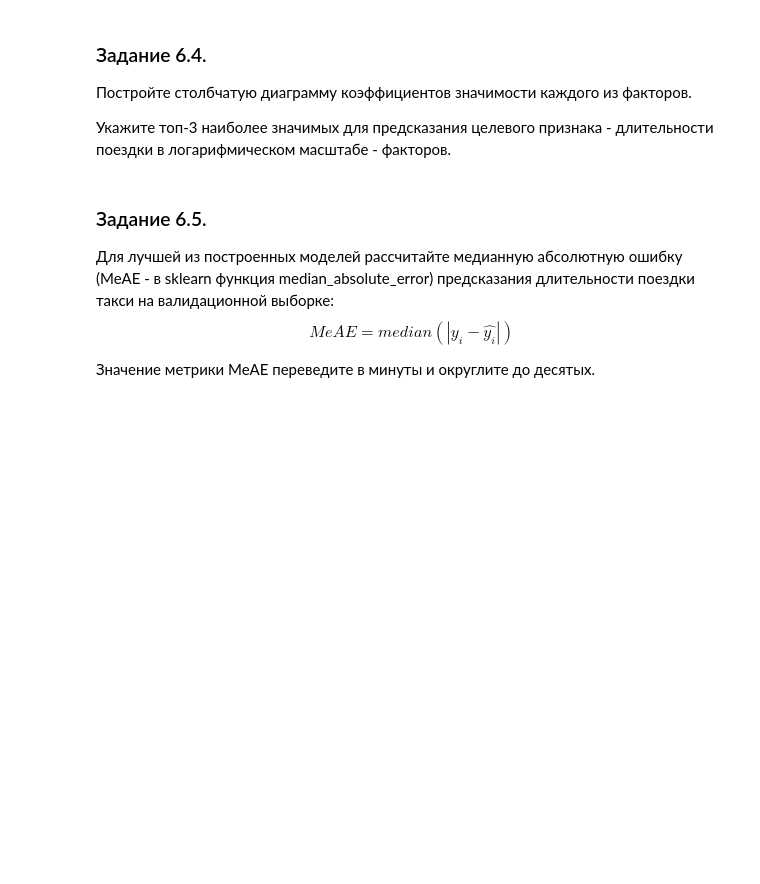
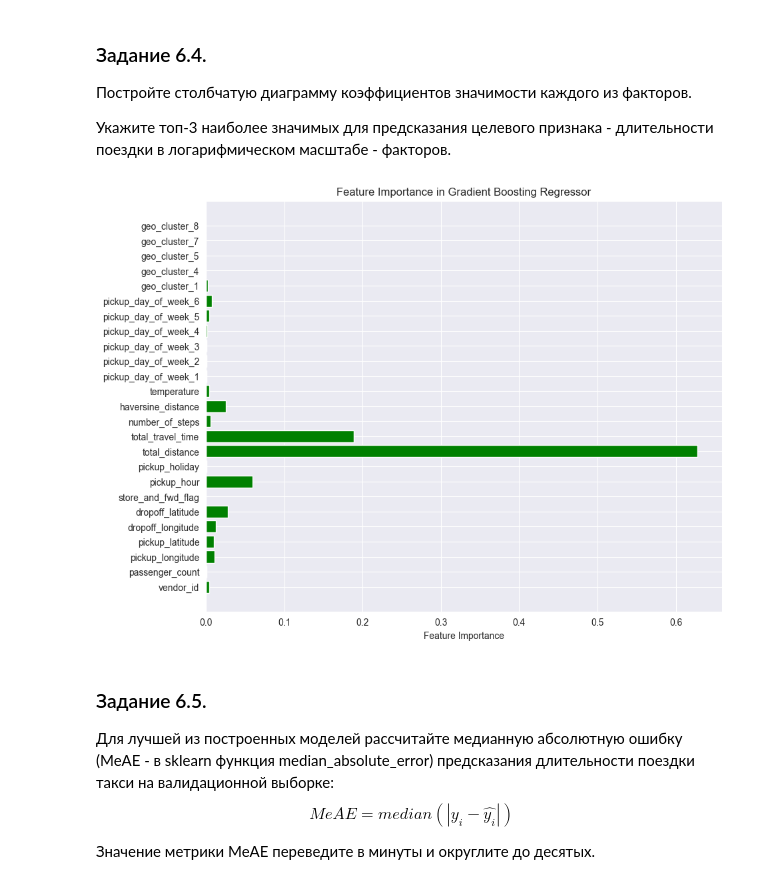
Before and after one commit to johnneon/PP_Team28_Taxi_Trip_Duration, a Jupyter notebook: PP_Team28.ipynb, the cells around one changed output. Cells and saved outputs as stored; diff of their text form; code cells hidden in the pictures; blank space fills up the shorter version.

Commit message:
add description chart

```diff
--- a/PP_Team28.ipynb
+++ b/PP_Team28.ipynb
@@ -1468,0 +1475,12 @@ Optimal Validation RMSLE: 0.43
+# %%
+model_RF = RandomForestRegressor(
+    n_estimators=200,
+    max_depth=12,
+    criterion='squared_error',
+    min_samples_split=20,
+    random_state=42,
+    verbose=True,
+    n_jobs=-1,
+)
+# %%
+model_RF.fit(X_train, y_train_log)
@@ -1480,0 +1533,12 @@ Optimal Validation RMSLE: 0.43
+# %%
+model_GB = GradientBoostingRegressor(
+    learning_rate=0.5,
+    n_estimators=100,
+    max_depth=6,
+    min_samples_split=30,
+    random_state=42,
+    verbose=1,
+
+)
+# %%
+model_GB.fit(X_train, y_train_log)
@@ -1496,3 +1592,20 @@ Optimal Validation RMSLE: 0.43
+# %%
+# ваш код здесь
+# Получаем массив значимостей коэффициентов признаков
+feature_importances = model_GB.feature_importances_
+
+# Получаем массив имен признаков
+feature_names = X_train.columns
+
+# Создаем столбчатую диаграмму
+plt.figure(figsize=(10, 8))
+plt.barh(range(len(feature_names)), feature_importances, color='g')
+plt.yticks(range(len(feature_names)), feature_names)
+plt.xlabel('Feature Importance')
+plt.title('Feature Importance in Gradient Boosting Regressor')
+plt.show()
+# %% [output]
+[figure, added]
 # %% [markdown]
 ### Задание 6.5.
 Для лучшей из построенных моделей рассчитайте медианную абсолютную ошибку (MeAE - в sklearn функция median_absolute_error) предсказания длительности поездки такси на валидационной выборке:
```
Also changed, not shown: parts of 51 cells of this notebook.
